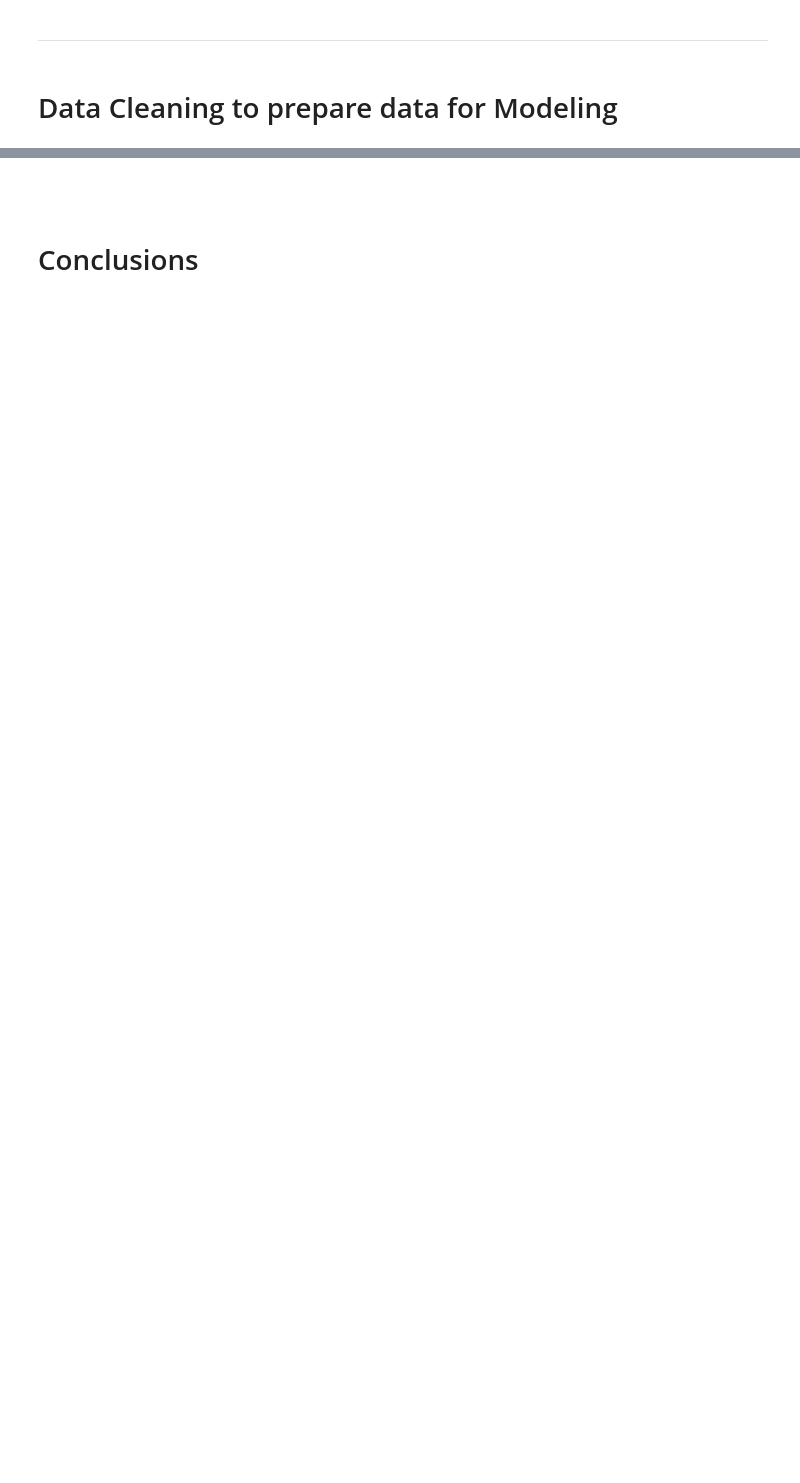
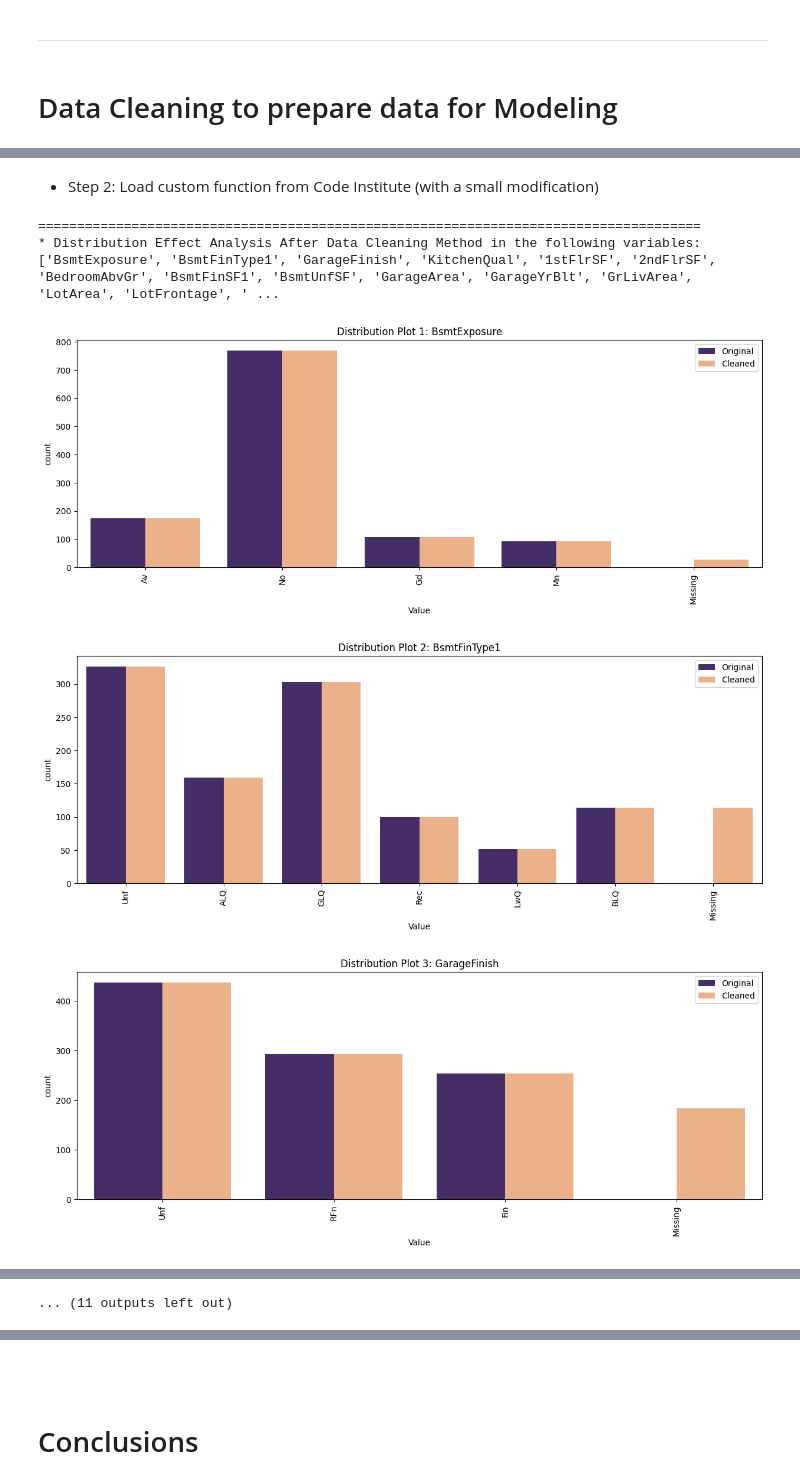
Before and after one commit to ParedesGab/PP5-heritage-housing-issues, a Jupyter notebook: jupyter_notebooks/3-DataCleaning.ipynb, the cells around one changed output, grey strips where cells are left out. Saved outputs shown, nothing was run; the diff lists cells and outputs as text; code cells hidden in the pictures; blank space fills up the shorter version.

Commit message:
Complete Data Cleaning notebook

```diff
--- a/jupyter_notebooks/3-DataCleaning.ipynb
+++ b/jupyter_notebooks/3-DataCleaning.ipynb
@@ -564,0 +405,4 @@ fig.show()
+# %%
+numerical_vars = TrainSet_categ_imputed.select_dtypes(include="number").columns.to_list()
+print(numerical_vars)
+print(len(numerical_vars))
@@ -564,0 +414,7 @@ fig.show()
+# %%
+from feature_engine.imputation import MeanMedianImputer
+numerical_imputer = MeanMedianImputer(imputation_method='median',
+                            variables= numerical_vars)
+
+numerical_imputer.fit(TrainSet_categ_imputed)
+TrainSet_cat_num_imputed  = numerical_imputer.transform(TrainSet_categ_imputed)
@@ -564,0 +429,2 @@ fig.show()
+# %%
+TrainSet_cat_num_imputed, TestSet_cat_num_imputed  = numerical_imputer.transform(TrainSet_categ_imputed), numerical_imputer.transform(TestSet_categ_imputed)
@@ -564,0 +443,4 @@ fig.show()
+# %%
+all_imputed_variables = categorical_vars + numerical_vars
+print(all_imputed_variables)
+print(len(all_imputed_variables))
@@ -564,0 +450,2 @@ fig.show()
+# %% [markdown]
+* Step 2: Load custom function from Code Institute (with a small modification)
@@ -564,0 +495,10 @@ fig.show()
+# %%
+DataCleaningEffect(df_original=TrainSet, df_cleaned=TrainSet_cat_num_imputed,
+                   variables_applied_with_method= all_imputed_variables)
+# %% [output]
+=====================================================================================
+* Distribution Effect Analysis After Data Cleaning Method in the following variables:
+['BsmtExposure', 'BsmtFinType1', 'GarageFinish', 'KitchenQual', '1stFlrSF', '2ndFlrSF', 'BedroomAbvGr', 'BsmtFinSF1', 'BsmtUnfSF', 'GarageArea', 'GarageYrBlt', 'GrLivArea', 'LotArea', 'LotFrontage', ' ...
+[figure, added]
+[figure, added]
+[figure, added]
@@ -564,0 +513 @@ fig.show()
+... (11 outputs left out)
```
Also changed, not shown: parts of 106 cells of this notebook, 2 other files.
